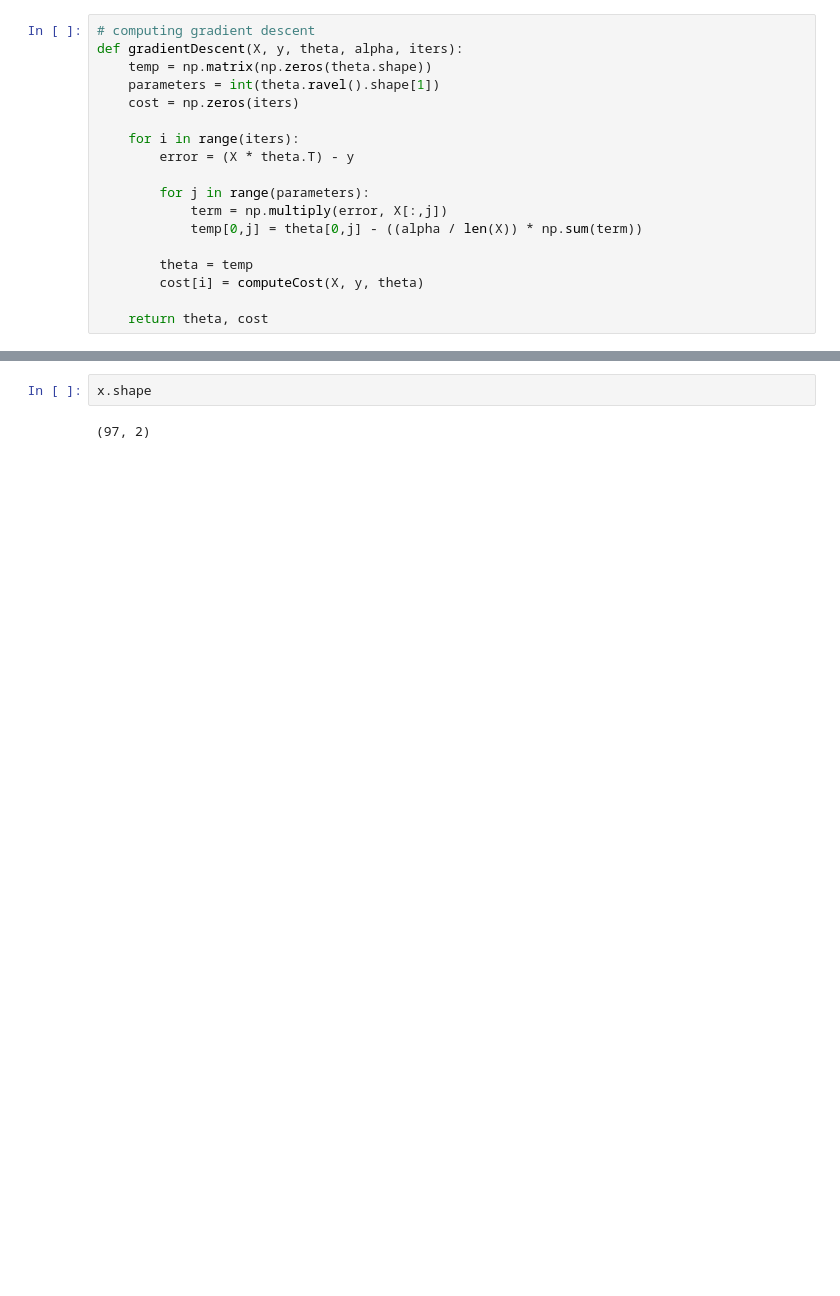
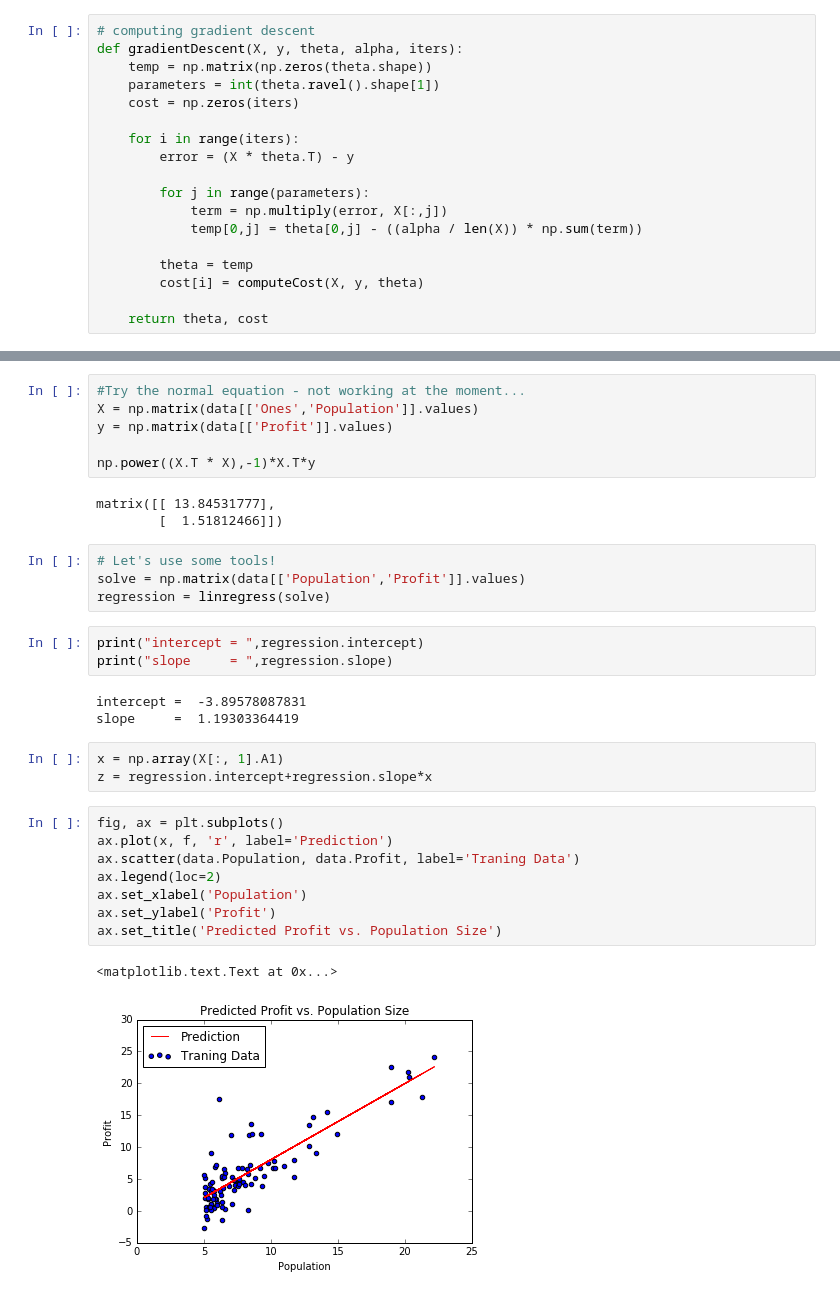
Before and after one commit to aongun/data-science, a Jupyter notebook: ng-machine-learning/Linear Regression.ipynb, the cells around one changed output, grey strips where cells are left out. Cells and saved outputs as stored; diff of their text form; blank space fills up the shorter version.

Commit message:
Gradient Descent function and added usage of sklearn linear_regression

```diff
--- a/ng-machine-learning/Linear Regression.ipynb
+++ b/ng-machine-learning/Linear Regression.ipynb
@@ -59,4 +60,33 @@ gradientDescent(x,y,theta,.001, 1200)
-# %%
-x.shape
-# %% [output]
-(97, 2)
+# %%
+#Try the normal equation - not working at the moment...
+X = np.matrix(data[['Ones','Population']].values)
+y = np.matrix(data[['Profit']].values)
+
+np.power((X.T * X),-1)*X.T*y
+# %% [output]
+matrix([[ 13.84531777],
+        [  1.51812466]])
+# %%
+# Let's use some tools!
+solve = np.matrix(data[['Population','Profit']].values)
+regression = linregress(solve)
+# %%
+print("intercept = ",regression.intercept)
+print("slope     = ",regression.slope)
+# %% [output]
+intercept =  -3.89578087831
+slope     =  1.19303364419
+# %%
+x = np.array(X[:, 1].A1)
+z = regression.intercept+regression.slope*x
+# %%
+fig, ax = plt.subplots()
+ax.plot(x, f, 'r', label='Prediction')
+ax.scatter(data.Population, data.Profit, label='Traning Data')
+ax.legend(loc=2)
+ax.set_xlabel('Population')
+ax.set_ylabel('Profit')
+ax.set_title('Predicted Profit vs. Population Size')
+# %% [output]
+<matplotlib.text.Text at 0x...>
+[figure, added]
```
Also changed, not shown: parts of 5 cells of this notebook.
